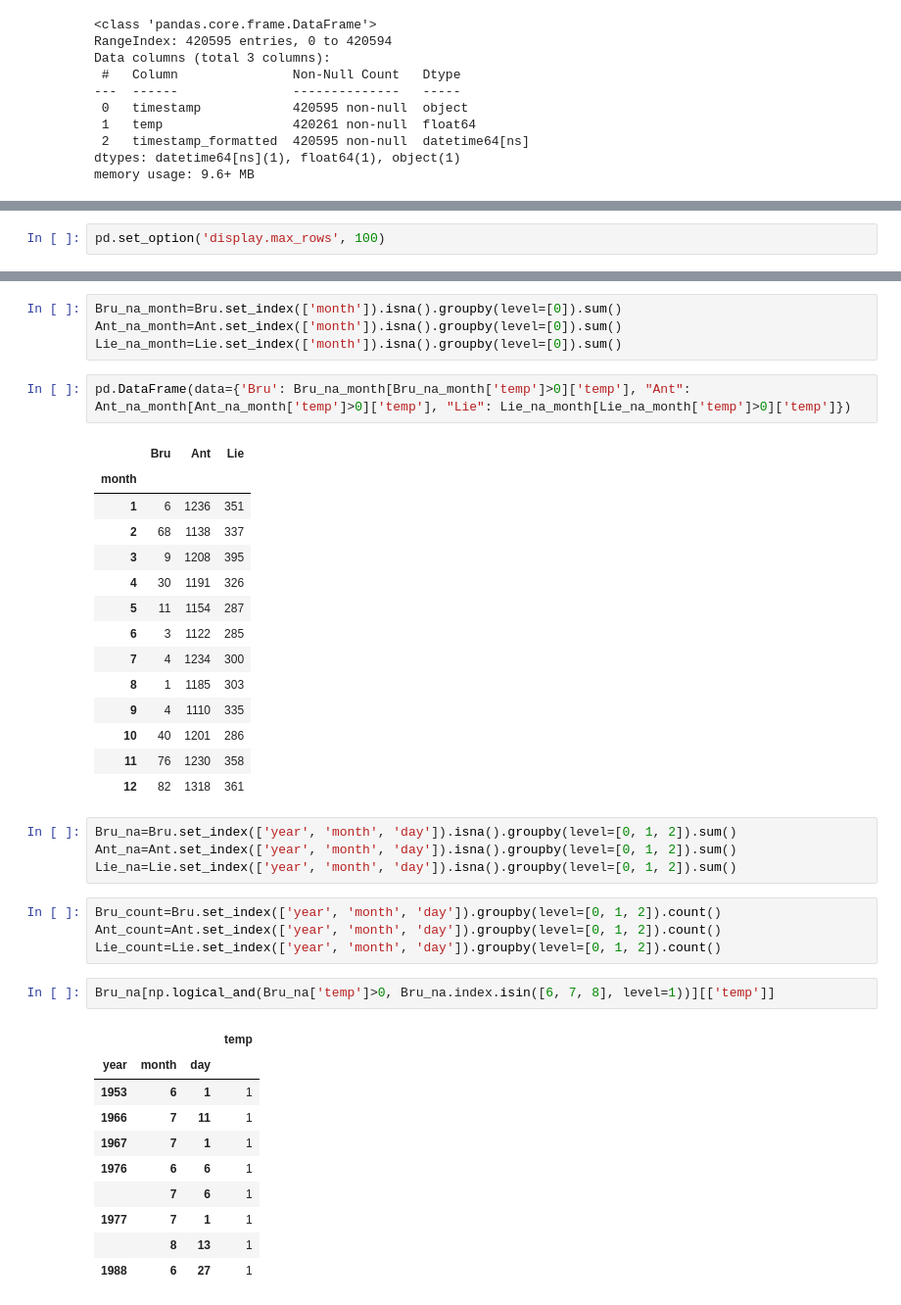
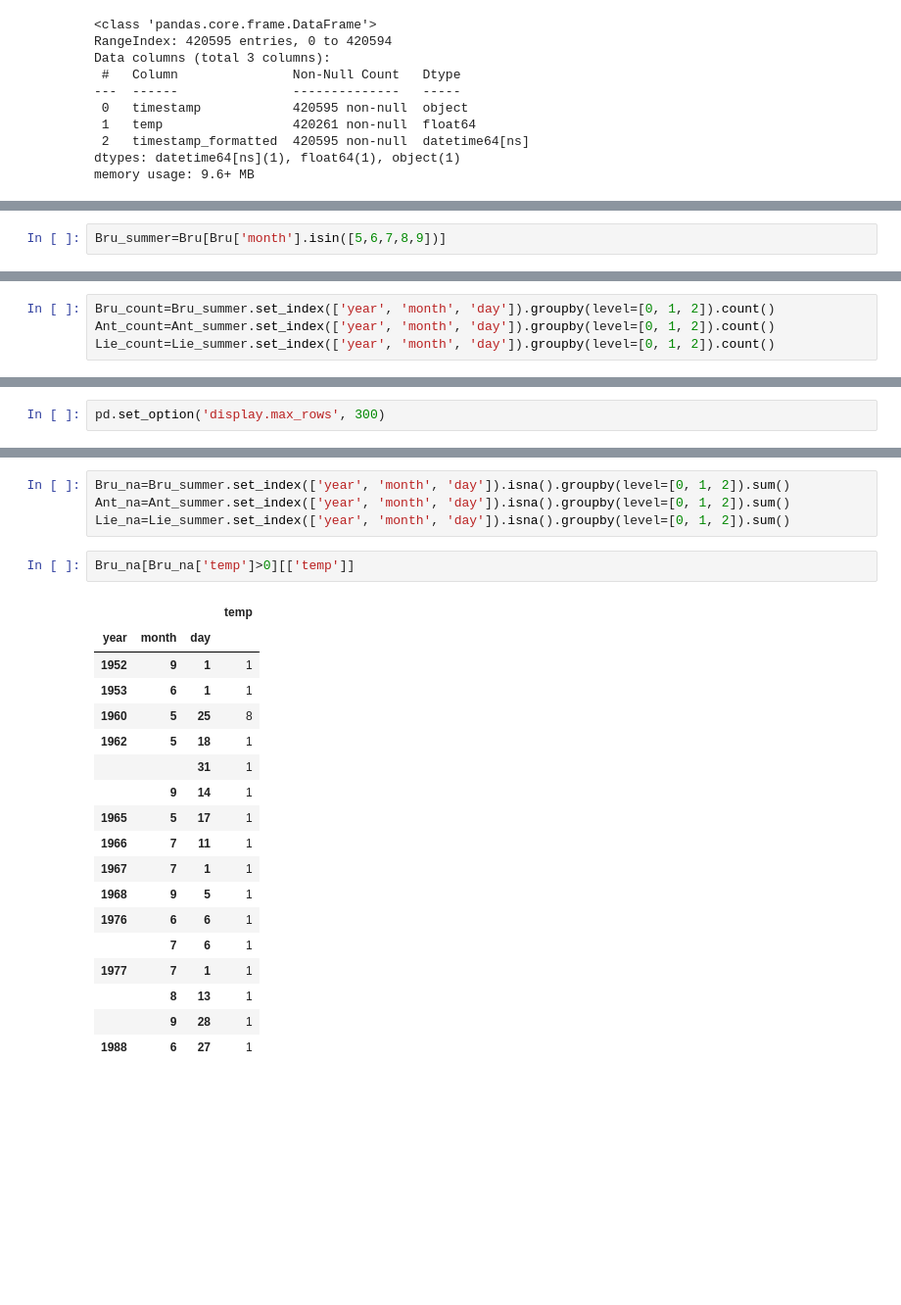
Before and after one commit to muuratjann/heatwave, a Jupyter notebook: Untitled.ipynb, the cells around one changed output, grey strips where cells are left out. Shown at 98% size. Saved outputs shown, nothing was run; the diff lists cells and outputs as text; blank space fills up the shorter version.

```diff
--- a/Untitled.ipynb
+++ b/Untitled.ipynb
@@ -131,0 +142,2 @@ dtype: float64
+# %%
+Bru_summer=Bru[Bru['month'].isin([5,6,7,8,9])]
@@ -131,0 +148,4 @@ dtype: float64
+# %%
+Bru_count=Bru_summer.set_index(['year', 'month', 'day']).groupby(level=[0, 1, 2]).count()
+Ant_count=Ant_summer.set_index(['year', 'month', 'day']).groupby(level=[0, 1, 2]).count()
+Lie_count=Lie_summer.set_index(['year', 'month', 'day']).groupby(level=[0, 1, 2]).count()
@@ -138,2 +190,2 @@ Lie_na_year=Lie.set_index(['year']).isna().groupby(level=[0]).sum()
 # %%
-pd.set_option('display.max_rows', 100)
+pd.set_option('display.max_rows', 300)
@@ -161,42 +192,25 @@ pd.DataFrame(data={'Bru': Bru_na_year[Bru_na_year['temp']>0]['temp'], "Ant": Ant
-# %%
-Bru_na_month=Bru.set_index(['month']).isna().groupby(level=[0]).sum()
-Ant_na_month=Ant.set_index(['month']).isna().groupby(level=[0]).sum()
-Lie_na_month=Lie.set_index(['month']).isna().groupby(level=[0]).sum()
-# %%
-pd.DataFrame(data={'Bru': Bru_na_month[Bru_na_month['temp']>0]['temp'], "Ant": Ant_na_month[Ant_na_month['temp']>0]['temp'], "Lie": Lie_na_month[Lie_na_month['temp']>0]['temp']})
-# %% [output]
-|  | Bru | Ant | Lie |
-| month |  |  |  |
-| 1 | 6 | 1236 | 351 |
-| 2 | 68 | 1138 | 337 |
-| 3 | 9 | 1208 | 395 |
-| 4 | 30 | 1191 | 326 |
-| 5 | 11 | 1154 | 287 |
-| 6 | 3 | 1122 | 285 |
-| 7 | 4 | 1234 | 300 |
-| 8 | 1 | 1185 | 303 |
-| 9 | 4 | 1110 | 335 |
-| 10 | 40 | 1201 | 286 |
-| 11 | 76 | 1230 | 358 |
-| 12 | 82 | 1318 | 361 |
 # %%
-Bru_na=Bru.set_index(['year', 'month', 'day']).isna().groupby(level=[0, 1, 2]).sum()
-Ant_na=Ant.set_index(['year', 'month', 'day']).isna().groupby(level=[0, 1, 2]).sum()
-Lie_na=Lie.set_index(['year', 'month', 'day']).isna().groupby(level=[0, 1, 2]).sum()
+Bru_na=Bru_summer.set_index(['year', 'month', 'day']).isna().groupby(level=[0, 1, 2]).sum()
+Ant_na=Ant_summer.set_index(['year', 'month', 'day']).isna().groupby(level=[0, 1, 2]).sum()
+Lie_na=Lie_summer.set_index(['year', 'month', 'day']).isna().groupby(level=[0, 1, 2]).sum()
-# %%
-Bru_count=Bru.set_index(['year', 'month', 'day']).groupby(level=[0, 1, 2]).count()
-Ant_count=Ant.set_index(['year', 'month', 'day']).groupby(level=[0, 1, 2]).count()
-Lie_count=Lie.set_index(['year', 'month', 'day']).groupby(level=[0, 1, 2]).count()
 # %%
-Bru_na[np.logical_and(Bru_na['temp']>0, Bru_na.index.isin([6, 7, 8], level=1))][['temp']]
+Bru_na[Bru_na['temp']>0][['temp']]
 # %% [output]
 |  |  |  | temp |
 | year | month | day |  |
+| 1952 | 9 | 1 | 1 |
 | 1953 | 6 | 1 | 1 |
+| 1960 | 5 | 25 | 8 |
+| 1962 | 5 | 18 | 1 |
+|  |  | 31 | 1 |
+|  | 9 | 14 | 1 |
+| 1965 | 5 | 17 | 1 |
 | 1966 | 7 | 11 | 1 |
 | 1967 | 7 | 1 | 1 |
+| 1968 | 9 | 5 | 1 |
 | 1976 | 6 | 6 | 1 |
 |  | 7 | 6 | 1 |
 | 1977 | 7 | 1 | 1 |
 |  | 8 | 13 | 1 |
+|  | 9 | 28 | 1 |
 | 1988 | 6 | 27 | 1 |
```
Also changed, not shown: parts of 35 cells of this notebook.
